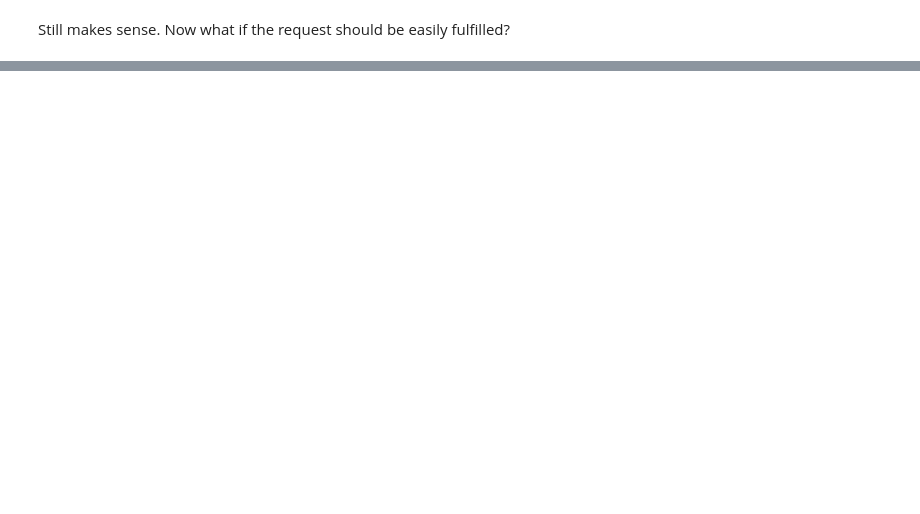
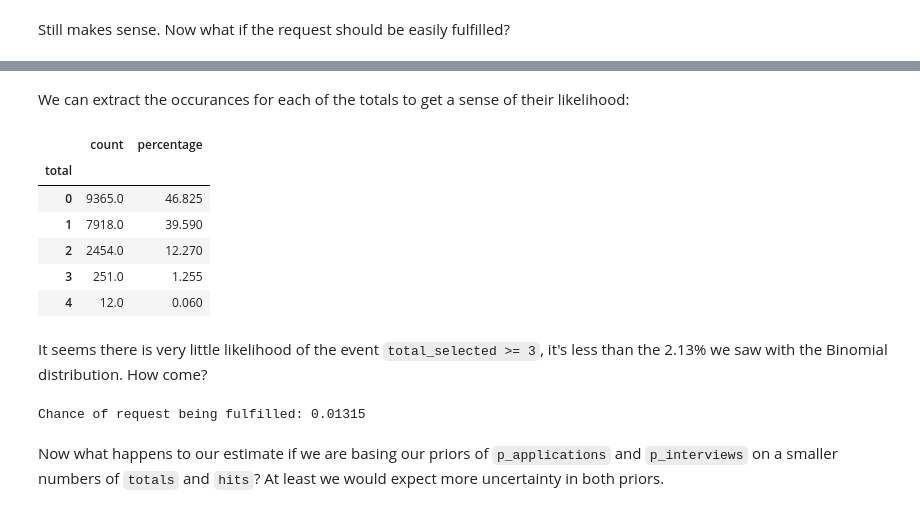
Before and after one commit to stevennooijen/example-code, a Jupyter notebook: statistics/summing-binomial-distributions.ipynb, the cells around one changed output, grey strips where cells are left out. Saved outputs shown, nothing was run; the diff lists cells and outputs as text; code cells hidden in the pictures; blank space fills up the shorter version.

Commit message:
Extend binomial dists example with pymc3

```diff
--- a/statistics/summing-binomial-distributions.ipynb
+++ b/statistics/summing-binomial-distributions.ipynb
@@ -192,0 +220,21 @@ Done.
+# %%
+%%time
+
+n_applications = 2
+applications_total = 10000
+applications_hits = 1000 # -> 10%
+
+n_interviews = 2
+interviews_total = 300
+interviews_hits = 100 # -> 30%
+
+with pm.Model() as model:
+    # set priors for p_applications and p_interviews
+    prior_interviews = pm.Beta("prior_interviews", interviews_hits, interviews_total) # 30%
+    prior_applications = pm.Beta("prior_applications", applications_hits, applications_total) # 10%
+    # model binomial distributions with n_applications and n_interviews
+    num_interviews = pm.Binomial("num_good", n_interviews, prior_interviews)
+    num_applications = pm.Binomial("num_bad", n_applications, prior_applications)
+    # define total as sum of both and start sampling
+    total_selected = pm.Deterministic("total", num_interviews + num_applications)
+    trace = pm.sample(5000, model=model, step=pm.Metropolis())
@@ -192,0 +255,30 @@ Done.
+# %% [markdown]
+We can extract the occurances for each of the totals to get a sense of their likelihood:
+# %%
+df = pm.trace_to_dataframe(trace)
+
+(
+    df
+    .groupby('total')
+    .apply(lambda x: pd.Series({
+        'count': len(x),
+        'percentage' : len(x)/len(df) * 100
+    }))
+)
+# %% [output]
+|  | count | percentage |
+| total |  |  |
+| 0 | 9365.0 | 46.825 |
+| 1 | 7918.0 | 39.590 |
+| 2 | 2454.0 | 12.270 |
+| 3 | 251.0 | 1.255 |
+| 4 | 12.0 | 0.060 |
+# %% [markdown]
+It seems there is very little likelihood of the event `total_selected >= 3`, it's less than the 2.13% we saw with the Binomial distribution. How come?
+# %%
+print('Chance of request being fulfilled:',
+      len(df.loc[df['total'] >= 3]) / len(df))
+# %% [output]
+Chance of request being fulfilled: 0.01315
+# %% [markdown]
+Now what happens to our estimate if we are basing our priors of `p_applications` and `p_interviews` on a smaller numbers of `totals` and `hits`? At least we would expect more uncertainty in both priors.
```
Also changed, not shown: parts of 29 cells of this notebook, 3 other files.
